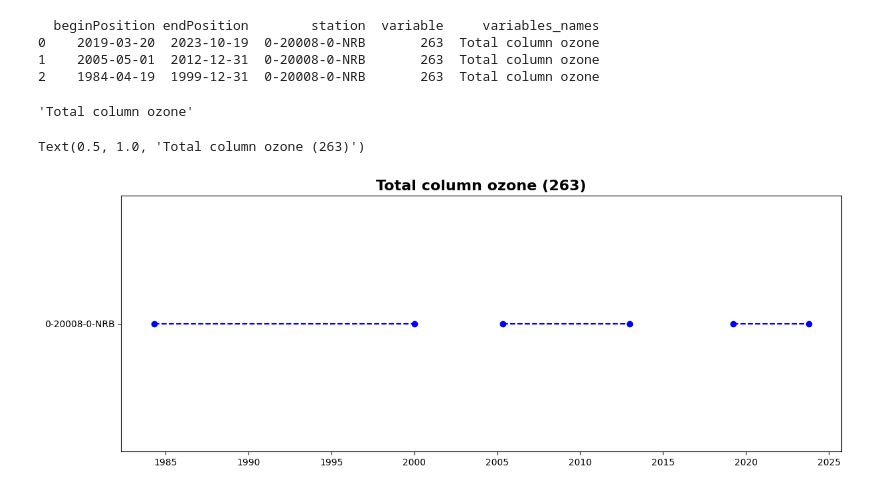
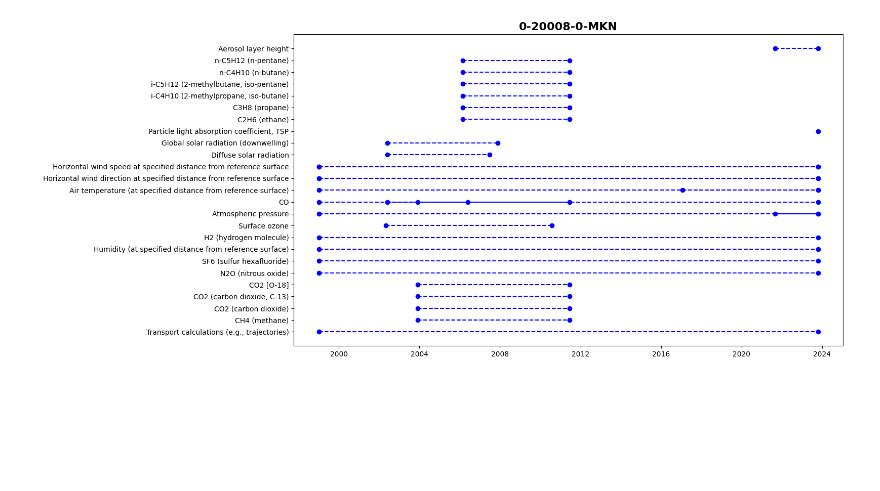
Before and after one commit to joergklausen/oscar-analysis, a Jupyter notebook: Variable analysis.ipynb, the cells around one changed output. Drawn from its saved outputs; the diff is of its cells as text; code cells hidden in the pictures; blank space fills up the shorter version.

Commit message:
added station specific analyses

```diff
--- a/Variable analysis.ipynb
+++ b/Variable analysis.ipynb
@@ -229,31 +198,31 @@ print(dictionary)
-# %%
-variables = df["variable"]
-
-
-df["variables_names"] = [(list(dictionary.keys())[list(dictionary.values()).index(str(vari))]) for vari in variables]
-print(df)
-# %% [output]
-  beginPosition endPosition        station  variable     variables_names
-0    2019-03-20  2023-10-19  0-20008-0-NRB       263  Total column ozone
-1    2005-05-01  2012-12-31  0-20008-0-NRB       263  Total column ozone
-2    1984-04-19  1999-12-31  0-20008-0-NRB       263  Total column ozone
-# %%
-df["variables_names"][0]
-# %% [output]
-'Total column ozone'
-# %%
-plt.style.use('default')
-fig, axes = plt.subplots(1,1, figsize=(14,5))
-
-
-x_values = [pd.to_datetime(df["beginPosition"]), pd.to_datetime(df["endPosition"])]
-# print(x_values)
-plt.plot(x_values, [1,1], 'bo', linestyle="--")
-
-plt.yticks([1],[id])
-
-# plt.legend()
-plt.title(df["variables_names"][0]+ " ("+str(var)+")", fontsize=16, fontweight="bold")
-# %% [output]
-Text(0.5, 1.0, 'Total column ozone (263)')
-[figure, removed]
+# %%
+plt.style.use('default')
+fig, axes = plt.subplots(1,1, figsize=(14,8))
+
+variables = df[df["wigosId"]==id]["observedProperties_unique"].tolist()
+
+for var in range(0,len(variables[0])):
+    df_var = df_station[df_station["variable"]==str(variables[0][var])]
+
+    x_values = [pd.to_datetime(df_var["beginPosition"]), pd.to_datetime(df_var["endPosition"])]
+    # print(x_values)
+    plt.plot(x_values, [var,var], 'bo', linestyle="--")
+
+# print(variables)
+names = []
+for var in range(0,len(variables[0])):
+    variable_df = df_station[df_station["variable"]==str(variables[0][var])]
+    name = variable_df.iloc[0]["variables_names"]
+    # print(name)
+    names.append(name)
+n = range(0,len(names))
+plt.yticks(n,names)
+
+# title
+plt.title(id, fontsize=16, fontweight="bold")
+
+
+# save figure
+fig.savefig(os.getcwd()+"/Plots/Deployments_"+id+".jpeg", bbox_inches='tight')
+# %% [output]
+[figure, added]
```
Also changed, not shown: parts of 14 cells of this notebook, 6 other files.
